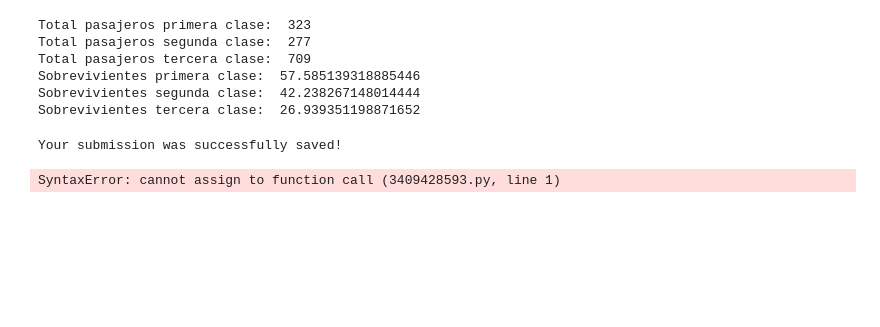
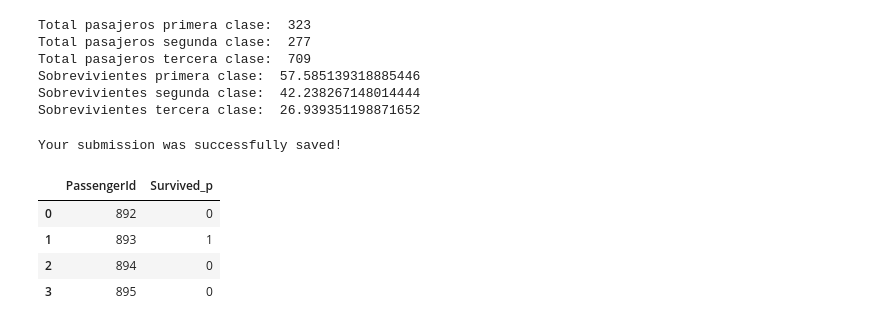
Before and after one commit to Likimeya/Titanic-kaggle, a Jupyter notebook: Titanic.ipynb, the cells around one changed output. Saved outputs shown, nothing was run; the diff lists cells and outputs as text; code cells hidden in the pictures; blank space fills up the shorter version.

```diff
--- a/Titanic.ipynb
+++ b/Titanic.ipynb
@@ -318,8 +322,11 @@ output.to_csv('submission.csv', index=False)
 print("Your submission was successfully saved!")
 # %% [output]
 Your submission was successfully saved!
-# %%
-titanic_def = titanic.merge(output), how="left", on="PassengerId")
-titanic_def.head(5)
-# %% [output]
-SyntaxError: cannot assign to function call (3409428593.py, line 1)
+# %%
+output.head(4)
+# %% [output]
+|  | PassengerId | Survived_p |
+| 0 | 892 | 0 |
+| 1 | 893 | 1 |
+| 2 | 894 | 0 |
+| 3 | 895 | 0 |
```
Also changed, not shown: parts of 4 cells of this notebook, 1 other file.
